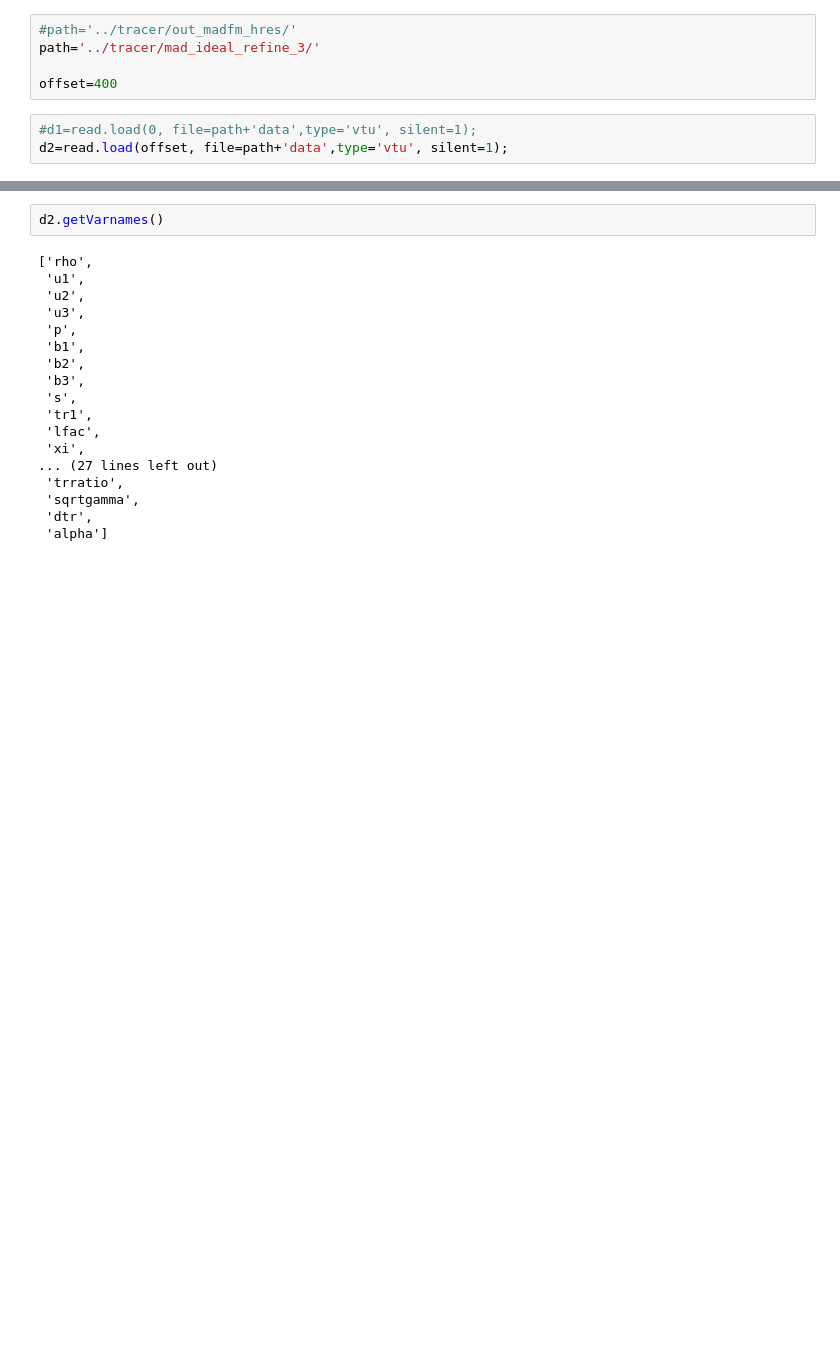
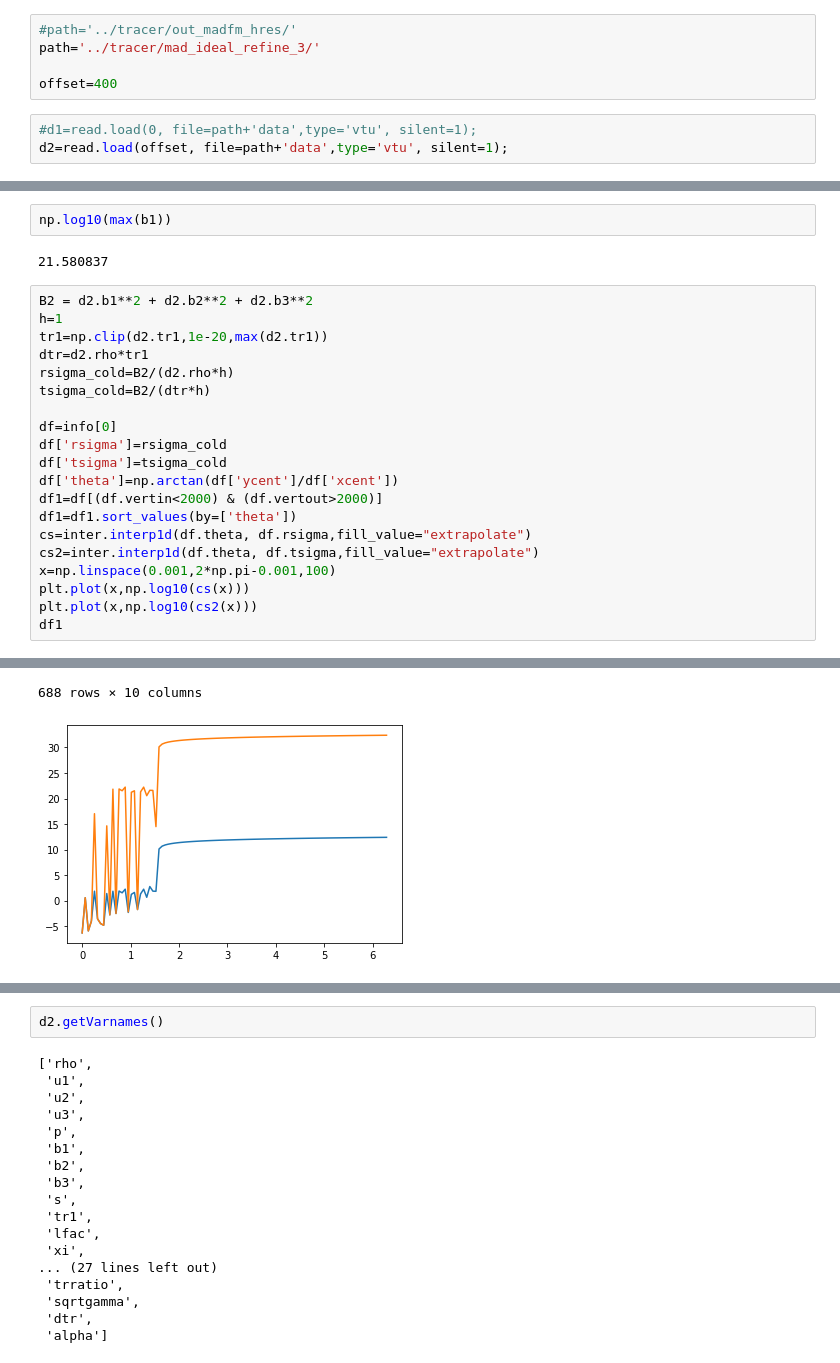
Before and after one commit to kc3058/Tracer-Analysis, a Jupyter notebook: TracerAnalysis.ipynb, the cells around one changed output, grey strips where cells are left out. Saved outputs shown, nothing was run; the diff lists cells and outputs as text; blank space fills up the shorter version.

```diff
--- a/TracerAnalysis.ipynb
+++ b/TracerAnalysis.ipynb
@@ -155,0 +212,25 @@ def plot(dm,tm,logX, logY, ax, xlim=None, ylim=None):
+# %%
+np.log10(max(b1))
+# %% [output]
+21.580837
+# %%
+B2 = d2.b1**2 + d2.b2**2 + d2.b3**2
+h=1
+tr1=np.clip(d2.tr1,1e-20,max(d2.tr1))
+dtr=d2.rho*tr1
+rsigma_cold=B2/(d2.rho*h)
+tsigma_cold=B2/(dtr*h)
+
+df=info[0]
+df['rsigma']=rsigma_cold
+df['tsigma']=tsigma_cold
+df['theta']=np.arctan(df['ycent']/df['xcent'])
+df1=df[(df.vertin<2000) & (df.vertout>2000)]
+df1=df1.sort_values(by=['theta'])
+cs=inter.interp1d(df.theta, df.rsigma,fill_value="extrapolate")
+cs2=inter.interp1d(df.theta, df.tsigma,fill_value="extrapolate")
+x=np.linspace(0.001,2*np.pi-0.001,100)
+plt.plot(x,np.log10(cs(x)))
+plt.plot(x,np.log10(cs2(x)))
+df1
+# %% [output]
@@ -155,0 +249,2 @@ def plot(dm,tm,logX, logY, ax, xlim=None, ylim=None):
+688 rows × 10 columns
+[figure, added]
```
Also changed, not shown: parts of 39 cells of this notebook.
